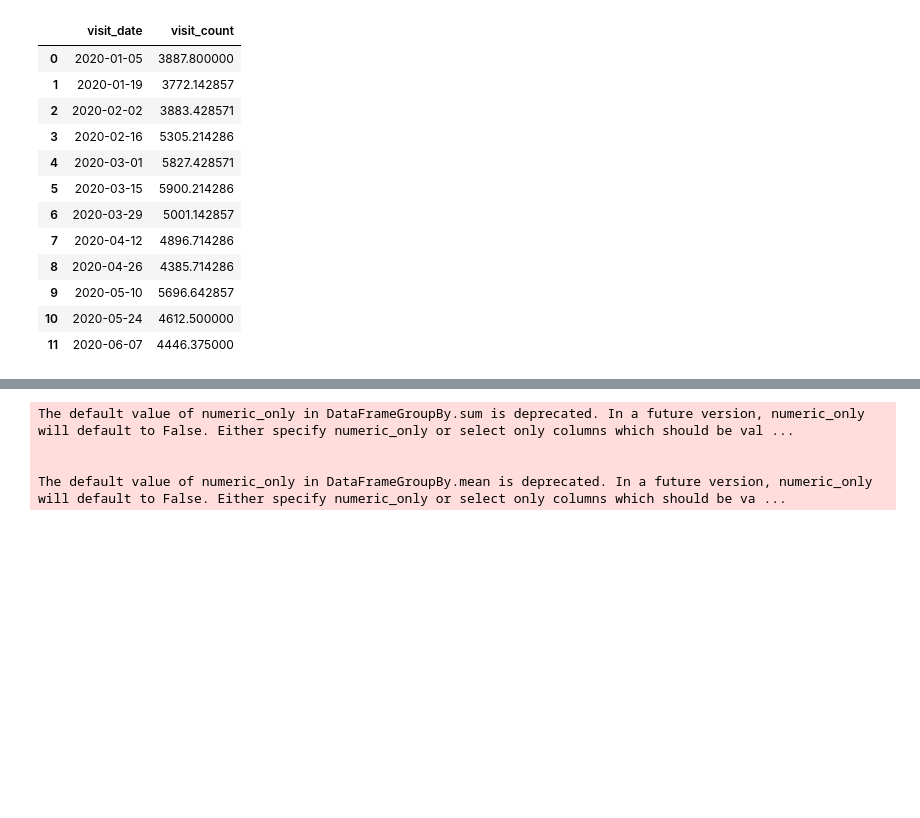
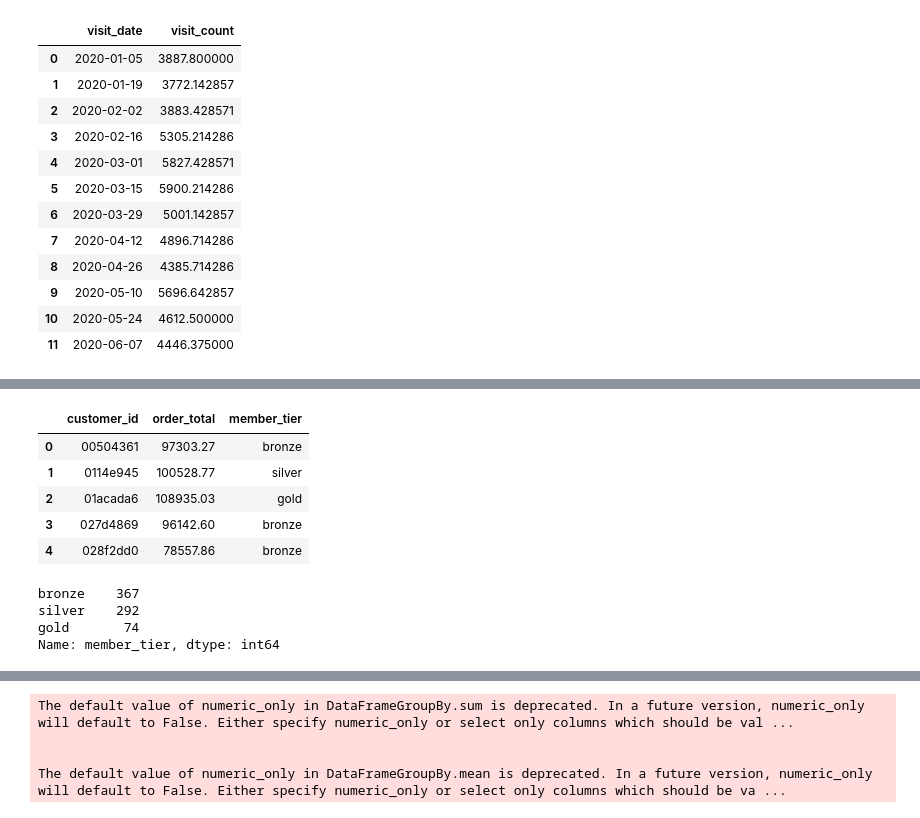
Before and after one commit to Launchpad-Analytics/Workshop-FootTrafficDashboard, a Jupyter notebook: 02 - dashboard-analysis.ipynb, the cells around one changed output, grey strips where cells are left out. Drawn from its saved outputs; the diff is of its cells as text; code cells hidden in the pictures; blank space fills up the shorter version.

```diff
--- a/02 - dashboard-analysis.ipynb
+++ b/02 - dashboard-analysis.ipynb
@@ -87,0 +111,15 @@ ImportError: matplotlib is required for plotting when the default backend "matpl
+# %%
+member_spend["member_tier"] = pd.qcut(member_spend["order_total"], [0, 0.5, 0.90, 1], labels=["bronze", "silver", "gold"])
+display(member_spend.head())
+display(member_spend["member_tier"].value_counts())
+# %% [output]
+|  | customer_id | order_total | member_tier |
+| 0 | 00504361 | 97303.27 | bronze |
+| 1 | 0114e945 | 100528.77 | silver |
+| 2 | 01acada6 | 108935.03 | gold |
+| 3 | 027d4869 | 96142.60 | bronze |
+| 4 | 028f2dd0 | 78557.86 | bronze |
+bronze    367
+silver    292
+gold       74
+Name: member_tier, dtype: int64
```
Also changed, not shown: parts of 14 cells of this notebook, 2 other files.
